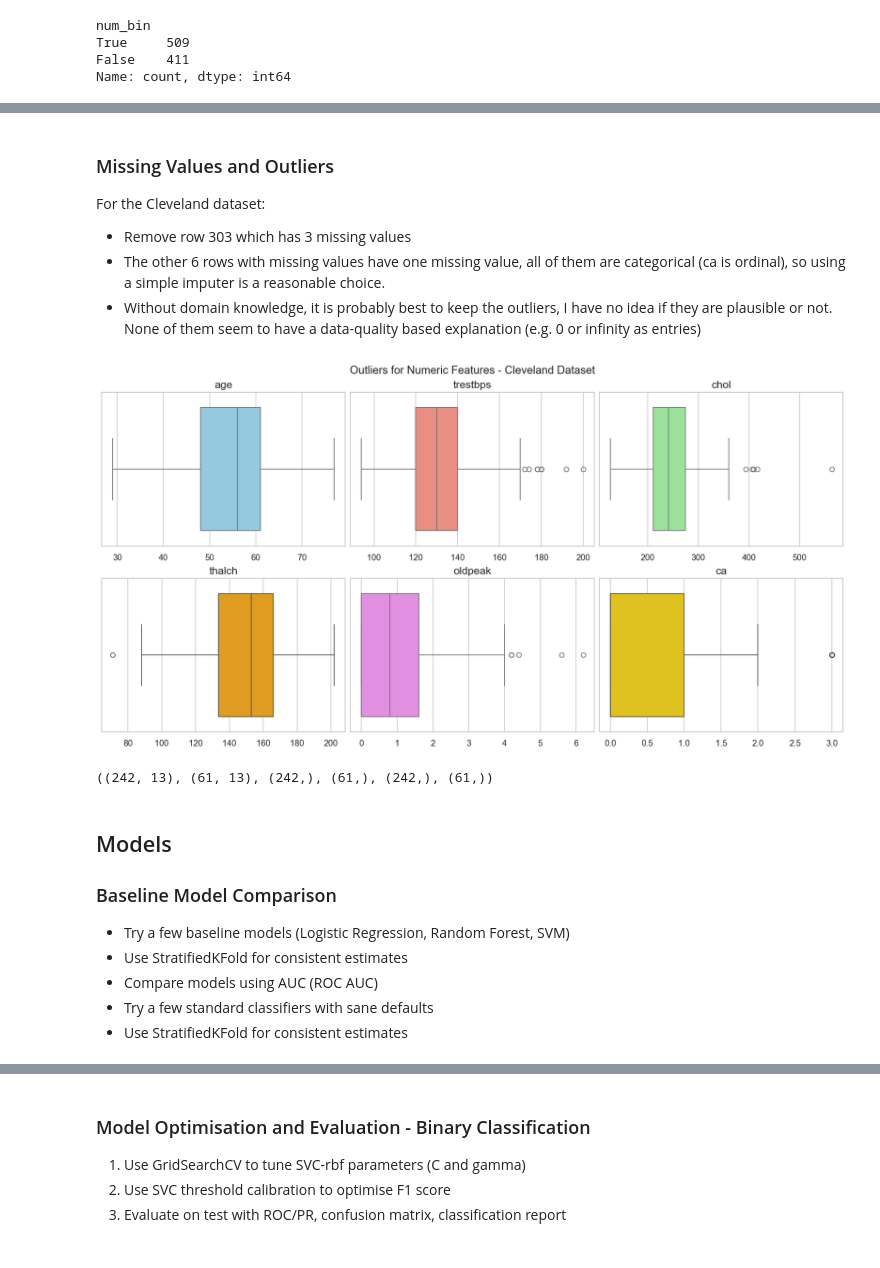
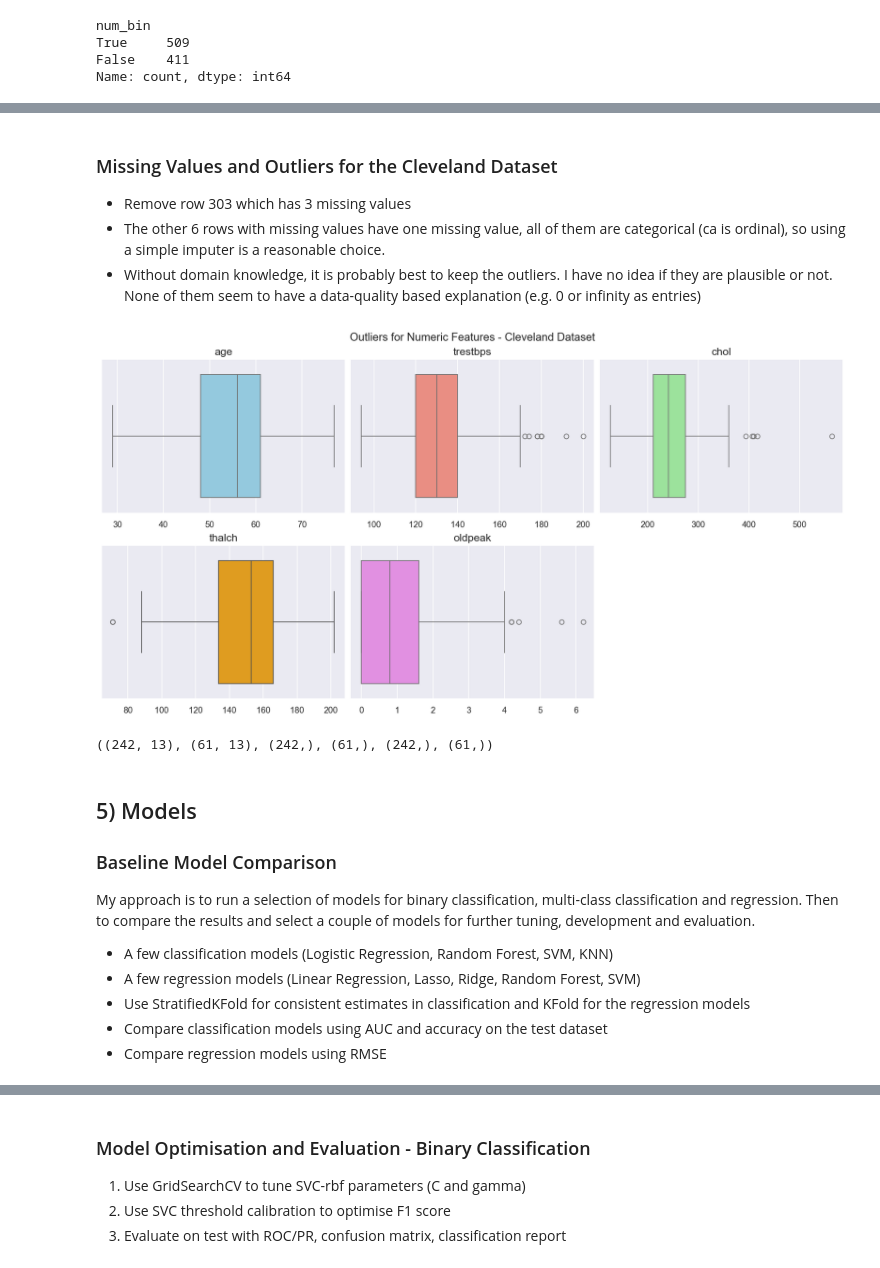
Before and after one commit to sean-coffey/ml-course-work, a Jupyter notebook: Heart_Disease_v2.ipynb, the cells around one changed output, grey strips where cells are left out. Drawn from its saved outputs; the diff is of its cells as text; code cells hidden in the pictures.

```diff
--- a/Heart_Disease_v2.ipynb
+++ b/Heart_Disease_v2.ipynb
@@ -254,19 +309,18 @@ section_split()
 # %%
 # Explore numeric columns
-numeric_cols = ['age', 'trestbps', 'chol', 'thalch', 'oldpeak', 'ca']
-n = len(numeric_cols)
+n = len(num_cols)
 n_cols = 3
 n_rows = math.ceil(n / n_cols)
 
 ## Let's start with a simple pairplot
-sns.pairplot(heart_data, hue=target_col, vars=numeric_cols, diag_kind="kde")
+sns.pairplot(heart_data, hue=target_col, vars=num_cols, diag_kind="kde")
 plt.show()
 
 fig, axes = plt.subplots(n_rows, n_cols, figsize=(n_cols * 4.5, n_rows * 3.5), constrained_layout=True)
 axes = np.array(axes).reshape(-1)  # flatten in case of single row/col
 
 # Plot distributions for numeric columns - a little more clarity on the distributions
-for i, col in enumerate(numeric_cols):
+for i, col in enumerate(num_cols):
     ax = axes[i]
     sns.histplot(heart_data[col].dropna(), bins=30, kde=False, ax=ax)
     ax.set_title(col)
@@ -285,7 +339,7 @@ axes = np.array(axes).reshape(-1)  # flatten in case of single row/col
 
 # Show outliers for numeric columns
 colors = ["skyblue", "salmon", "lightgreen", "orange", "violet", "gold"]
-for i, col in enumerate(numeric_cols):
+for i, col in enumerate(num_cols):
     ax = axes[i]
     sns.boxplot(x = heart_data[col], ax=ax, color=colors[i])
     ax.set_title(col)
@@ -299,7 +353,7 @@ fig.suptitle("Outliers for Numeric Features")
 plt.show()
 
 # Correlation heatmap
-corr = heart_data[numeric_cols].corr(numeric_only=True)
+corr = heart_data[num_cols].corr(numeric_only=True)
 sns.heatmap(corr, cmap="coolwarm", center=0, square=True, cbar_kws={"shrink": 0.7})
 plt.title("Feature Correlation")
 plt.show()
@@ -407,12 +457,14 @@ heart_data['num_bin'] = heart_data[target_col].map({0: False, 1: True, 2: True,
 print(heart_data['num_bin'].value_counts())
 # Variable used to select positive-class for binary classification.
 pos_idx = 1
+
 # Create two possible splits of the data according to missing value observations
 # cleveland_heart with only one location but maintaining all the features
 cleveland_heart = heart_data[heart_data['dataset'] == 'Cleveland'].copy()
+cleveland_heart.drop(['id','dataset'], axis=1, inplace=True)
 # in case we need it later the simple_heart extended datasets with removed features
 simple_heart = heart_data[heart_data['dataset'] != 'VA Long Beach'].copy()
-simple_heart.drop(['slope','ca','thal'], axis=1, inplace=True)
+simple_heart.drop(['id','slope','ca','thal'], axis=1, inplace=True)
 # %% [output]
 num_bin
 True     509
@@ -438,10 +490,9 @@ print(rows_with_counts)
 287       flat  NaN  reversable defect          1
 302  upsloping  NaN             normal          1
 # %% [markdown]
-### Missing Values and Outliers
-For the Cleveland dataset:
+### Missing Values and Outliers for the Cleveland Dataset
 - Remove row 303 which has 3 missing values
 - The other 6 rows with missing values have one missing value, all of them are categorical (ca is ordinal), so using a simple imputer is a reasonable choice.
-- Without domain knowledge, it is probably best to keep the outliers, I have no idea if they are plausible or not. None of them seem to have a data-quality based explanation (e.g. 0 or infinity as entries)
+- Without domain knowledge, it is probably best to keep the outliers. I have no idea if they are plausible or not. None of them seem to have a data-quality based explanation (e.g. 0 or infinity as entries)
 # %%
 # Cleveland Cleaning
@@ -462,22 +512,22 @@ assert cleveland_clean.isnull().sum().sum() == 0, "Missing values remain after i
 # %%
 # Check outliers
 # Show outliers for numeric columns
 fig, axes = plt.subplots(n_rows, n_cols, figsize=(n_cols * 4.5, n_rows * 3.5), constrained_layout=True)
 axes = np.array(axes).reshape(-1)  # flatten in case of single row/col
-for i, col in enumerate(numeric_cols):
+for i, col in enumerate(num_cols):
     ax = axes[i]
     sns.boxplot(x = cleveland_clean[col], ax=ax, color=colors[i])
     ax.set_title(col)
     ax.set_xlabel("")
 
 # Hide any unused subplots
 for j in range(i + 1, len(axes)):
     axes[j].set_visible(False)
 
 fig.suptitle("Outliers for Numeric Features - Cleveland Dataset")
 plt.show()
 # %% [output]
-[figure, old version]
+[figure, new version]
 # %%
 df_clean = cleveland_clean.copy()   # I want to try to keep it easy to replace cleveland_clean with simple_heart later
 df_clean = df_clean.dropna(axis=0)  # just in case we missed any missing values
@@ -503,13 +553,14 @@ X_train.shape, X_test.shape, y_bin_train.shape, y_bin_test.shape, y_reg_train.sh
 # %% [output]
 ((242, 13), (61, 13), (242,), (61,), (242,), (61,))
 # %% [markdown]
-## Models
+## 5) Models
 ### Baseline Model Comparison
-- Try a few baseline models (Logistic Regression, Random Forest, SVM)
-- Use StratifiedKFold for consistent estimates
-- Compare models using AUC (ROC AUC)
-- Try a few standard classifiers with sane defaults
-- Use StratifiedKFold for consistent estimates
+My approach is to run a selection of models for binary classification, multi-class classification and regression. Then to compare the results and select a couple of models for further tuning, development and evaluation.
+- A few classification models (Logistic Regression, Random Forest, SVM, KNN)
+- A few regression models (Linear Regression, Lasso, Ridge, Random Forest, SVM)
+- Use StratifiedKFold for consistent estimates in classification and KFold for the regression models
+- Compare classification models using AUC and accuracy on the test dataset
+- Compare regression models using RMSE
 # %%
 def compare_classifiers(candidates, X_train, y_train, X_test, y_test, cv=5, scoring="roc_auc"):
     """
```
Also changed, not shown: parts of 24 cells of this notebook.
